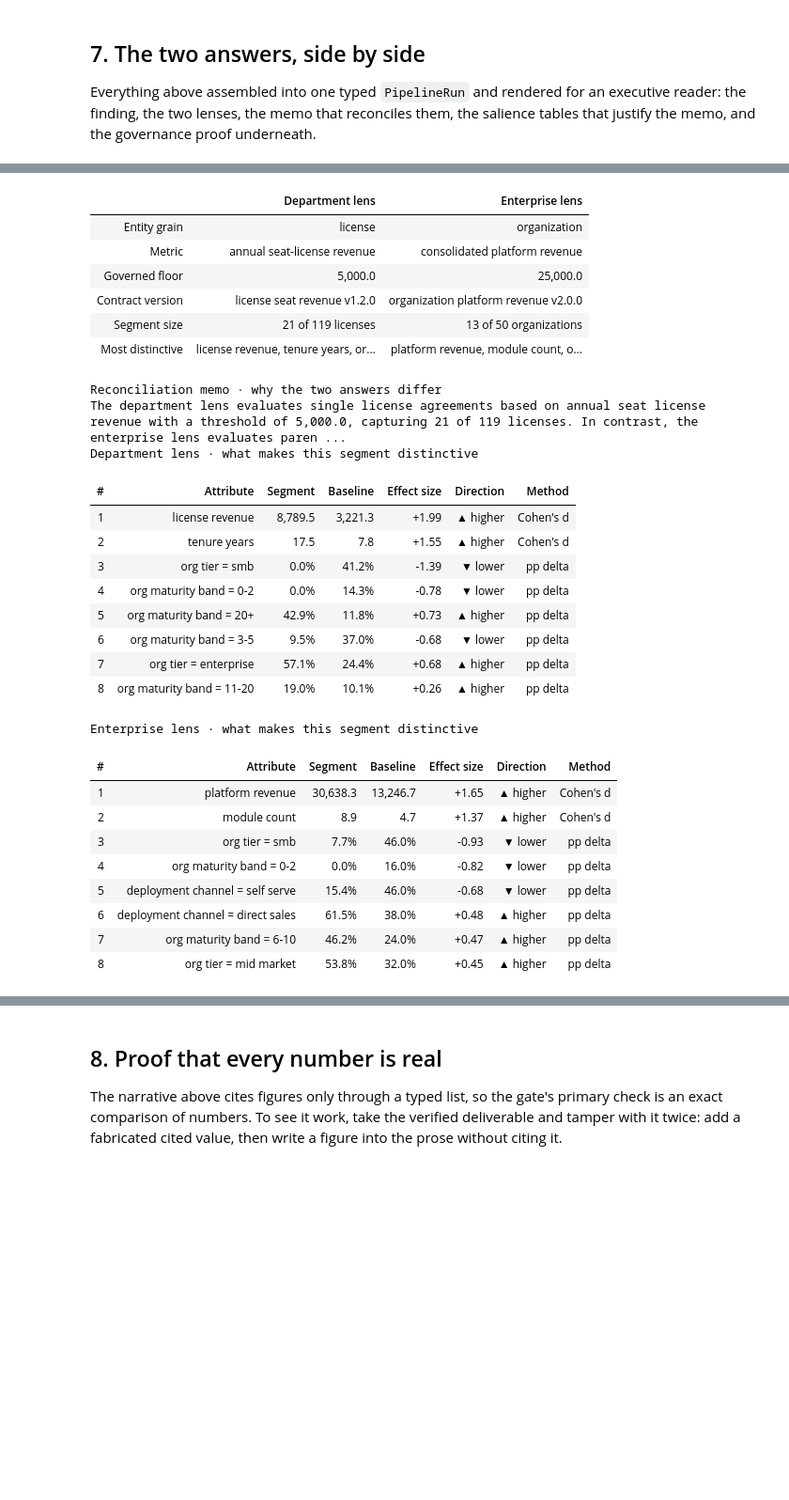
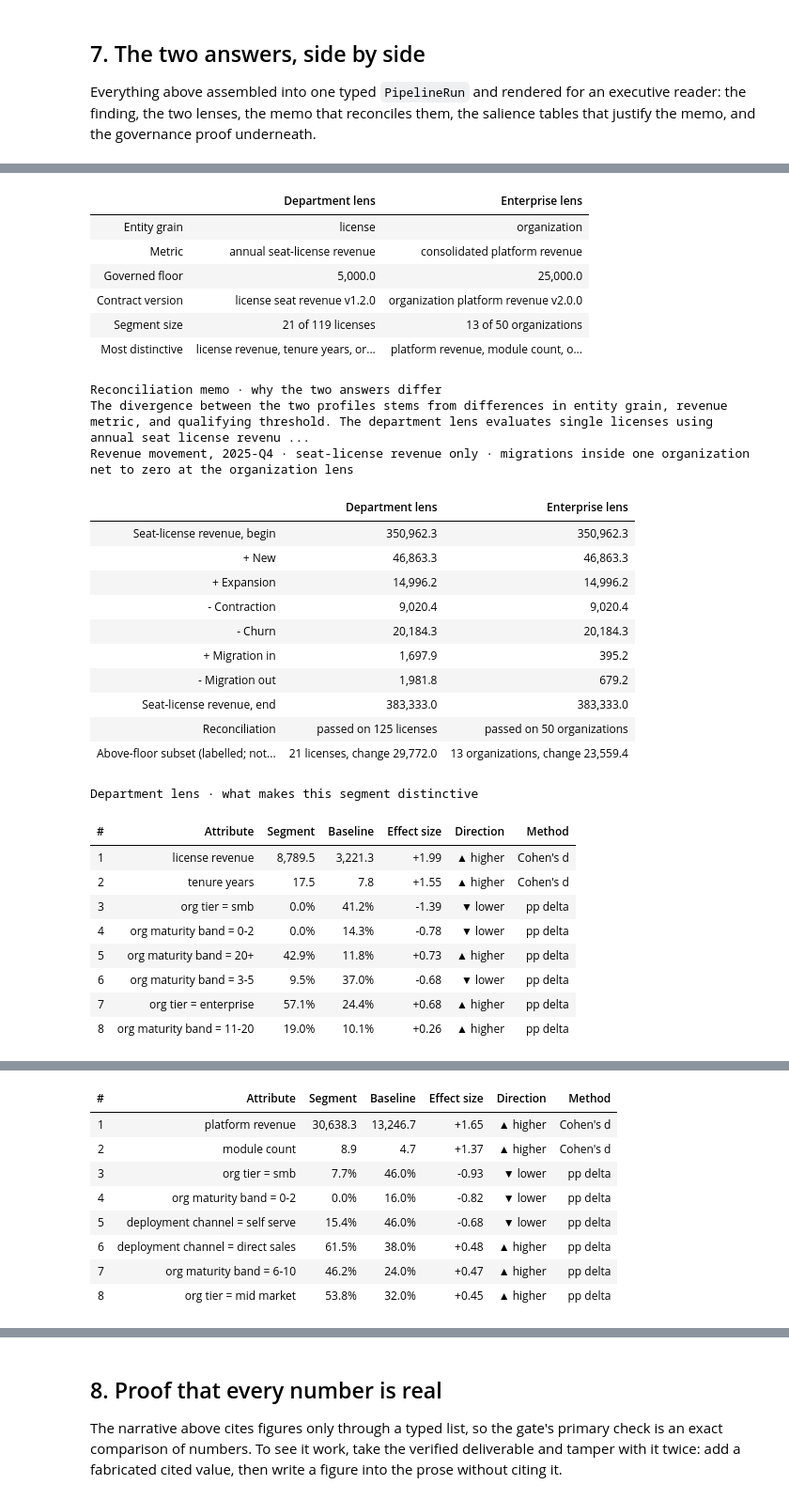
Before and after one commit to RickPack/governed-insights-harness, a Jupyter notebook: governed_insights_langchain.ipynb, the cells around one changed output, grey strips where cells are left out. Shown at 94% size. Cells and saved outputs as stored; diff of their text form; code cells hidden in the pictures; blank space fills up the shorter version.

```diff
--- a/governed_insights_langchain.ipynb
+++ b/governed_insights_langchain.ipynb
@@ -280,0 +291,12 @@ Enterprise lens: segment 13 of 50 organizations
+# %%
+import time
+from decomposition import decompose
+
+started = time.perf_counter()
+department_decomposition = decompose(conn, "department")
+enterprise_decomposition = decompose(conn, "enterprise")
+decomposition_ms = (time.perf_counter() - started) * 1000
+
+print(department_decomposition.render())
+print()
+print(enterprise_decomposition.render())
@@ -295,11 +329,15 @@ from narrative_agent import NarrativeBrief, synthesize_narrative
 
 # The fact base is exactly what the brief shows the model, per lens: segment sizes,
 # salience statistics, and the governed thresholds. Nothing the model was not shown is in it.
-fact_base = build_fact_base(context, department_result, enterprise_result, department_salience, enterprise_salience)
+fact_base = build_fact_base(context, department_result, enterprise_result, department_salience, enterprise_salience,
+                            department_decomposition, enterprise_decomposition)
 brief = NarrativeBrief(context=context, department_result=department_result, enterprise_result=enterprise_result,
-                       department_salience=department_salience, enterprise_salience=enterprise_salience)
+                       department_salience=department_salience, enterprise_salience=enterprise_salience,
+                       department_decomposition=department_decomposition, enterprise_decomposition=enterprise_decomposition)
 
+started = time.perf_counter()
 narrative = synthesize_narrative(brief, fact_base)
+narrative_ms = (time.perf_counter() - started) * 1000
 print(narrative.gate.detail)
 print(f"Model outputs validated before acceptance: {narrative.attempts}")
 if narrative.deliverable:
@@ -317,7 +355,7 @@ Everything above assembled into one typed `PipelineRun` and rendered for an exec
 that reconciles them, the salience tables that justify the memo, and the governance proof underneath.
 # %%
 from IPython.display import HTML
-from pipeline import PipelineRun
+from pipeline import PipelineRun, RunTelemetry
 from executive_render import render_executive_html
 
 run = PipelineRun(
@@ -326,6 +364,13 @@ run = PipelineRun(
     department_salience=department_salience, enterprise_salience=enterprise_salience,
     audit_trail=tool.audit_trail, gate=narrative.gate, deliverable=narrative.deliverable,
     narrative_suppressed=narrative.suppressed, narrative_attempts=narrative.attempts,
+    department_decomposition=department_decomposition, enterprise_decomposition=enterprise_decomposition,
+    # This notebook times only the two stages below; pipeline.py times all five.
+    telemetry=RunTelemetry(
+        llm_calls=1 + narrative.attempts, governed_queries=len(tool.audit_trail), salience_rankings=2,
+        decompositions=2, gate_evaluations=narrative.attempts,
+        stage_ms={"decomposition": decomposition_ms, "narrative": narrative_ms},
+    ),
 )
 HTML(render_executive_html(run))
 # %% [output]
@@ -350,29 +395,31 @@ This segment achieves average platform revenue of 30,638.3 compared to 13,246.7
 |  | Department lens | Enterprise lens |
 | Entity grain | license | organization |
 | Metric | annual seat-license revenue | consolidated platform revenue |
 | Governed floor | 5,000.0 | 25,000.0 |
 | Contract version | license seat revenue v1.2.0 | organization platform revenue v2.0.0 |
 | Segment size | 21 of 119 licenses | 13 of 50 organizations |
 | Most distinctive | license revenue, tenure years, or... | platform revenue, module count, o... |
 Reconciliation memo · why the two answers differ
-The department lens evaluates single license agreements based on annual seat license revenue with a threshold of 5,000.0, capturing 21 of 119 licenses. In contrast, the enterprise lens evaluates paren ...
-Department lens · what makes this segment distinctive
+The divergence between the two profiles stems from differences in entity grain, revenue metric, and qualifying threshold. The department lens evaluates single licenses using annual seat license revenu ...
+Revenue movement, 2025-Q4 · seat-license revenue only · migrations inside one organization net to zero at the organization lens
-| # | Attribute | Segment | Baseline | Effect size | Direction | Method |
-| 1 | license revenue | 8,789.5 | 3,221.3 | +1.99 | ▲ higher | Cohen's d |
-| 2 | tenure years | 17.5 | 7.8 | +1.55 | ▲ higher | Cohen's d |
-| 3 | org tier = smb | 0.0% | 41.2% | -1.39 | ▼ lower | pp delta |
-| 4 | org maturity band = 0-2 | 0.0% | 14.3% | -0.78 | ▼ lower | pp delta |
-| 5 | org maturity band = 20+ | 42.9% | 11.8% | +0.73 | ▲ higher | pp delta |
-| 6 | org maturity band = 3-5 | 9.5% | 37.0% | -0.68 | ▼ lower | pp delta |
-| 7 | org tier = enterprise | 57.1% | 24.4% | +0.68 | ▲ higher | pp delta |
-| 8 | org maturity band = 11-20 | 19.0% | 10.1% | +0.26 | ▲ higher | pp delta |
+|  | Department lens | Enterprise lens |
+| Seat-license revenue, begin | 350,962.3 | 350,962.3 |
+| + New | 46,863.3 | 46,863.3 |
+| + Expansion | 14,996.2 | 14,996.2 |
+| - Contraction | 9,020.4 | 9,020.4 |
+| - Churn | 20,184.3 | 20,184.3 |
+| + Migration in | 1,697.9 | 395.2 |
+| - Migration out | 1,981.8 | 679.2 |
+| Seat-license revenue, end | 383,333.0 | 383,333.0 |
+| Reconciliation | passed on 125 licenses | passed on 50 organizations |
+| Above-floor subset (labelled; not... | 21 licenses, change 29,772.0 | 13 organizations, change 23,559.4 |
-Enterprise lens · what makes this segment distinctive
+Department lens · what makes this segment distinctive
 | # | Attribute | Segment | Baseline | Effect size | Direction | Method |
-| 1 | platform revenue | 30,638.3 | 13,246.7 | +1.65 | ▲ higher | Cohen's d |
-| 2 | module count | 8.9 | 4.7 | +1.37 | ▲ higher | Cohen's d |
-| 3 | org tier = smb | 7.7% | 46.0% | -0.93 | ▼ lower | pp delta |
-| 4 | org maturity band = 0-2 | 0.0% | 16.0% | -0.82 | ▼ lower | pp delta |
-| 5 | deployment channel = self serve | 15.4% | 46.0% | -0.68 | ▼ lower | pp delta |
-| 6 | deployment channel = direct sales | 61.5% | 38.0% | +0.48 | ▲ higher | pp delta |
-| 7 | org maturity band = 6-10 | 46.2% | 24.0% | +0.47 | ▲ higher | pp delta |
-| 8 | org tier = mid market | 53.8% | 32.0% | +0.45 | ▲ higher | pp delta |
+| 1 | license revenue | 8,789.5 | 3,221.3 | +1.99 | ▲ higher | Cohen's d |
+| 2 | tenure years | 17.5 | 7.8 | +1.55 | ▲ higher | Cohen's d |
+| 3 | org tier = smb | 0.0% | 41.2% | -1.39 | ▼ lower | pp delta |
+| 4 | org maturity band = 0-2 | 0.0% | 14.3% | -0.78 | ▼ lower | pp delta |
+| 5 | org maturity band = 20+ | 42.9% | 11.8% | +0.73 | ▲ higher | pp delta |
+| 6 | org maturity band = 3-5 | 9.5% | 37.0% | -0.68 | ▼ lower | pp delta |
+| 7 | org tier = enterprise | 57.1% | 24.4% | +0.68 | ▲ higher | pp delta |
+| 8 | org maturity band = 11-20 | 19.0% | 10.1% | +0.26 | ▲ higher | pp delta |
@@ -395,0 +427,9 @@ SELECT license_id FROM licenses WHERE license_revenue >= 7500
+| # | Attribute | Segment | Baseline | Effect size | Direction | Method |
+| 1 | platform revenue | 30,638.3 | 13,246.7 | +1.65 | ▲ higher | Cohen's d |
+| 2 | module count | 8.9 | 4.7 | +1.37 | ▲ higher | Cohen's d |
+| 3 | org tier = smb | 7.7% | 46.0% | -0.93 | ▼ lower | pp delta |
+| 4 | org maturity band = 0-2 | 0.0% | 16.0% | -0.82 | ▼ lower | pp delta |
+| 5 | deployment channel = self serve | 15.4% | 46.0% | -0.68 | ▼ lower | pp delta |
+| 6 | deployment channel = direct sales | 61.5% | 38.0% | +0.48 | ▲ higher | pp delta |
+| 7 | org maturity band = 6-10 | 46.2% | 24.0% | +0.47 | ▲ higher | pp delta |
+| 8 | org tier = mid market | 53.8% | 32.0% | +0.45 | ▲ higher | pp delta |
```
Also changed, not shown: parts of 9 cells of this notebook, 6 other files.
